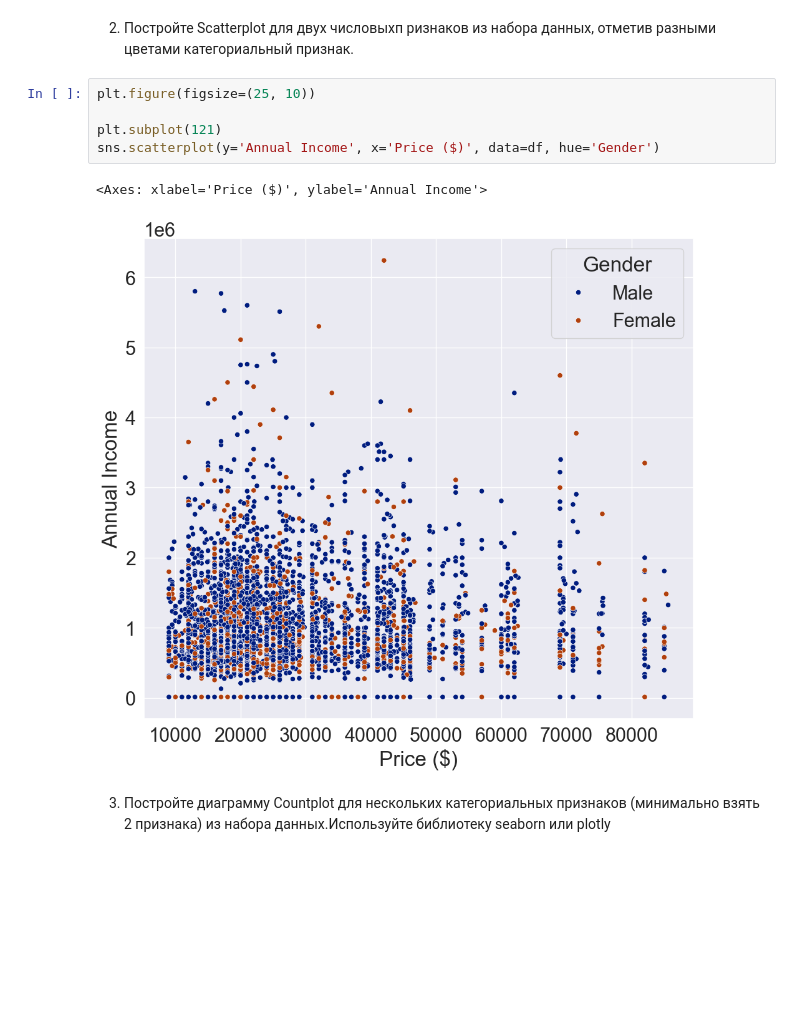
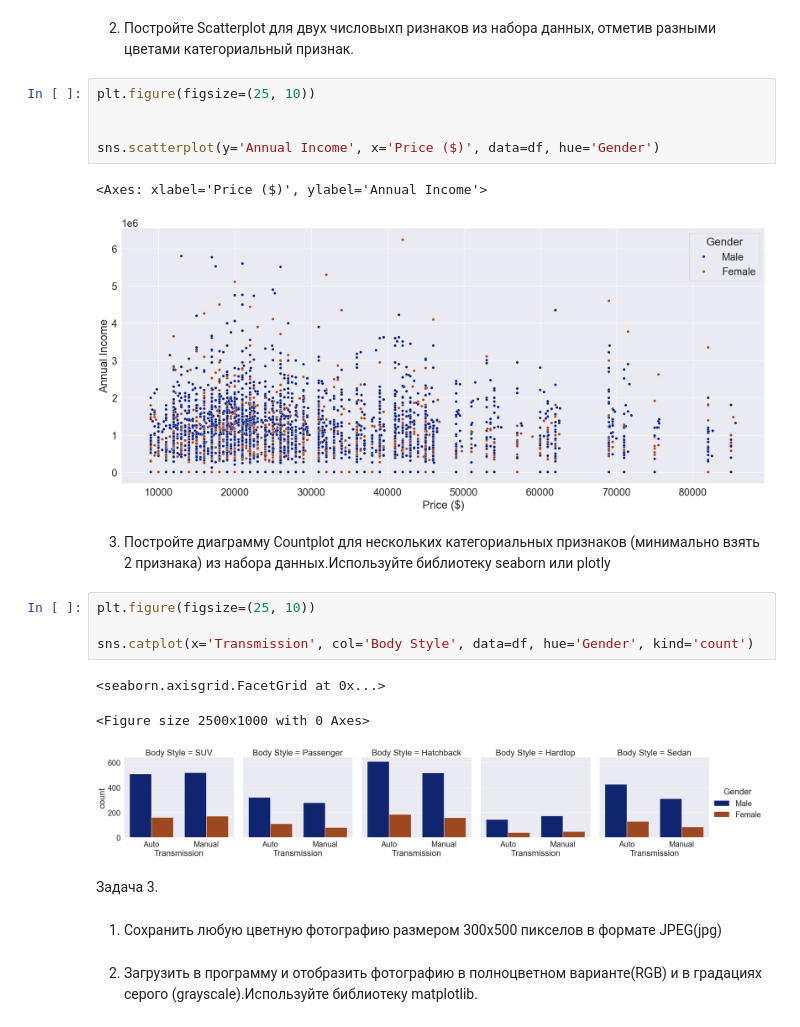
Before and after one commit to chebandenis/DZ_innopolis, a Jupyter notebook: visualisation.ipynb, the cells around one changed output. Saved outputs shown, nothing was run; the diff lists cells and outputs as text; blank space fills up the shorter version.

```diff
--- a/visualisation.ipynb
+++ b/visualisation.ipynb
@@ -87,10 +87,24 @@ Text(0, 0.5, 'Цена')
 # %%
 plt.figure(figsize=(25, 10))
 
-plt.subplot(121)
+
 sns.scatterplot(y='Annual Income', x='Price ($)', data=df, hue='Gender')
 # %% [output]
 <Axes: xlabel='Price ($)', ylabel='Annual Income'>
-[figure, old version]
+[figure, new version]
 # %% [markdown]
 3. Постройте диаграмму Countplot для нескольких категориальных признаков (минимально взять 2 признака) из набора данных.Используйте библиотеку seaborn или plotly
+# %%
+plt.figure(figsize=(25, 10))
+
+sns.catplot(x='Transmission', col='Body Style', data=df, hue='Gender', kind='count')
+# %% [output]
+<seaborn.axisgrid.FacetGrid at 0x...>
+<Figure size 2500x1000 with 0 Axes>
+[figure, added]
+# %% [markdown]
+Задача 3.
+# %% [markdown]
+1. Сохранить любую цветную фотографию размером 300x500 пикселов в формате JPEG(jpg)
+# %% [markdown]
+2. Загрузить в программу и отобразить фотографию в полноцветном варианте(RGB) и в градациях серого (grayscale).Используйте библиотеку matplotlib.
```
Also changed, not shown: parts of 7 cells of this notebook.
